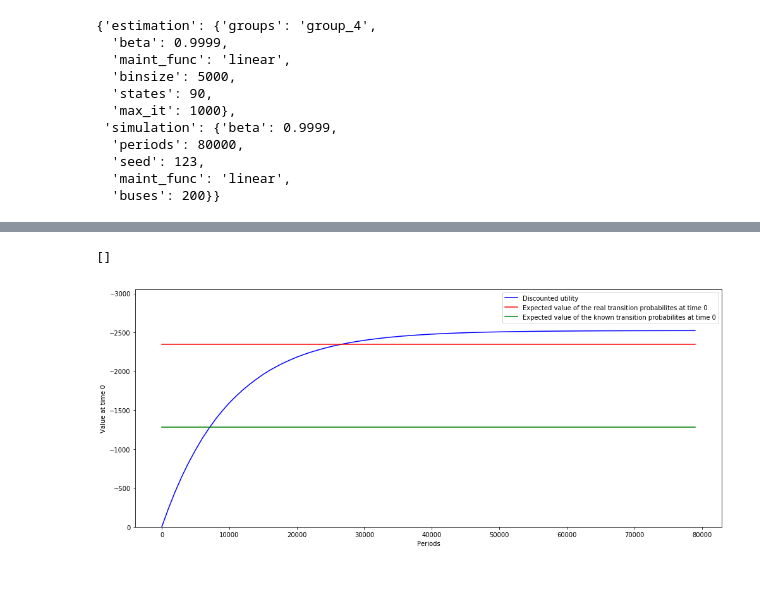
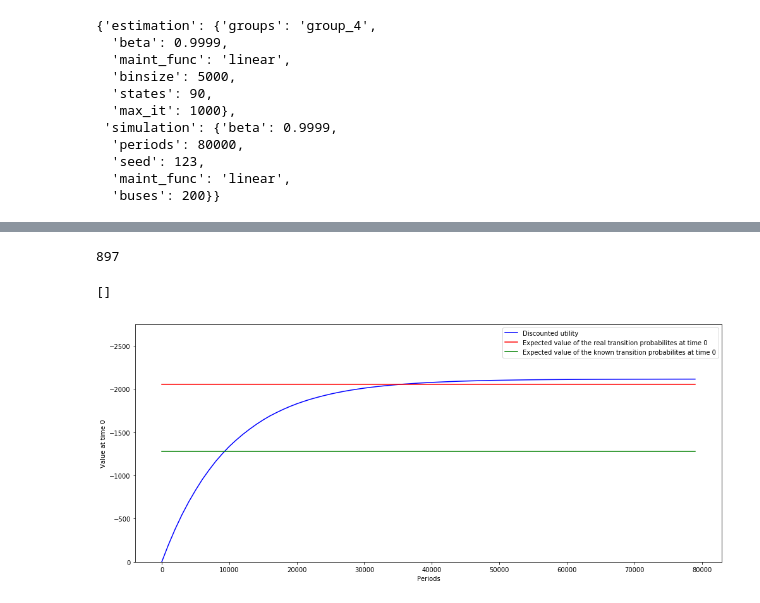
Before and after one commit to OpenSourceEconomics/ruspy, a Jupyter notebook: promotion/Plots and problems.ipynb, the cells around one changed output, grey strips where cells are left out. Cells and saved outputs as stored; diff of their text form; code cells hidden in the pictures.

Commit message:
Changed notebook and simulation functions. Added simulation loop with predefined state space.

```diff
--- a/promotion/Plots and problems.ipynb
+++ b/promotion/Plots and problems.ipynb
@@ -288,9 +300,3 @@ roh
 # I initialize the new values and roh now in the init_dict
 init_dict['simulation']['known probs'] = trans_results['x']
 init_dict['simulation']['params'] = cost_results['x']
-init_dict['simulation']['roh'] = roh
-# The worst case probabilites are calculated for a space size of 90. The size doesn't really makes a difference
-# as my objective value is EV(0) anyway.
-worst_trans = get_worst_trans(init_dict['simulation'])
-init_dict['simulation']['real probs'] = worst_trans
-init_dict
@@ -321 +303,16 @@ df, unobs, utilities, num_states = simulate(init_dict['simulation'])
+# %%
+# The cost vector for the new parameters
+num_states = 1500
+costs = myopic_costs(num_states, lin_cost, init_dict['simulation']['params'])
+known_trans_probs = np.array(init_dict['simulation']['known probs'])
+known_trans_mat = create_transition_matrix(num_states, known_trans_probs)
+ev_known = calc_fixp(num_states, known_trans_mat, costs, beta)
+init_dict['simulation']['ev_known'] = ev_known
+# %%
+# The worst case probabilites are calculated for a space size of 90. The size doesn't really makes a difference
+# as my objective value is EV(0) anyway.
+num_states = 250
+roh = 2.5
+worst_trans = get_worst_trans(init_dict['simulation'], roh, num_states)
+init_dict['simulation']['real probs'] = worst_trans
 # %%
@@ -342,22 +324,38 @@ v_disc = discount_utility(np.zeros(num_points), num_buses, gridsize, num_periods
+# %%
+# The value of the real expected utility
+real_trans_mat = create_transition_matrix(num_states, real_trans_probs)
+ev_real = calc_fixp(num_states, real_trans_mat, costs, beta)
+# %%
+df.state.max()
+# %% [output]
+897
 # %%
+# The discounted utility of the decision strategy
+v_disc = discount_utility(np.zeros(num_points), num_buses, gridsize, num_periods, utilities, beta)
+
+# The arrays for plotting
+v_exp_known = np.full(num_points, calc_ev_0(ev_known, unobs, num_buses))
+v_exp_real = np.full(num_points, calc_ev_0(ev_real, unobs, num_buses))
 periods = np.arange(0, num_periods, gridsize)
+
+
 fig = plt.figure(figsize=(14, 6))
 
 ax = fig.add_subplot(111)
 
-ax.set_ylim([0, 1.3 * v_exp_real[0]])
+ax.set_ylim([0, 1.3 * v_disc[-1]])
 
 ax.set_ylabel(r"Value at time 0")
 ax.set_xlabel(r"Periods")
 
 ax.plot(periods, v_disc, color='blue', label='Discounted utility')
 ax.plot(periods, v_exp_real, color='red', label='Expected value of the real transition probabilites at time 0')
 ax.plot(periods, v_exp_known, color='green',label='Expected value of the known transition probabilites at time 0')
 
 plt.legend()
 plt.tight_layout()
 
 plt.plot()
 # %% [output]
 []
-[figure, old version]
+[figure, new version]
```
Also changed, not shown: parts of 22 cells of this notebook, 4 other files.
